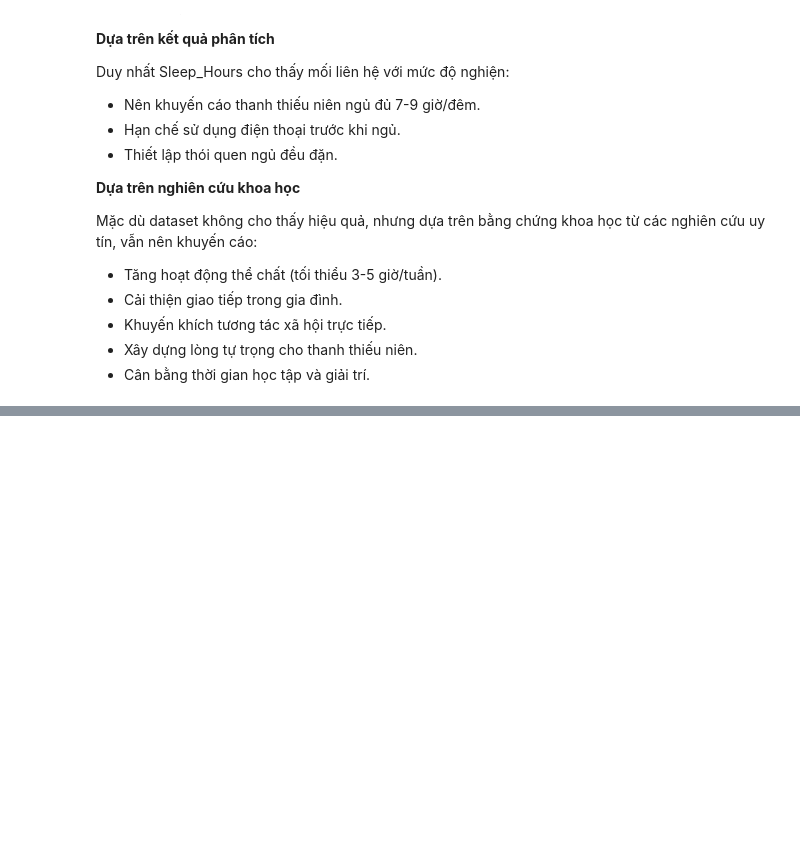
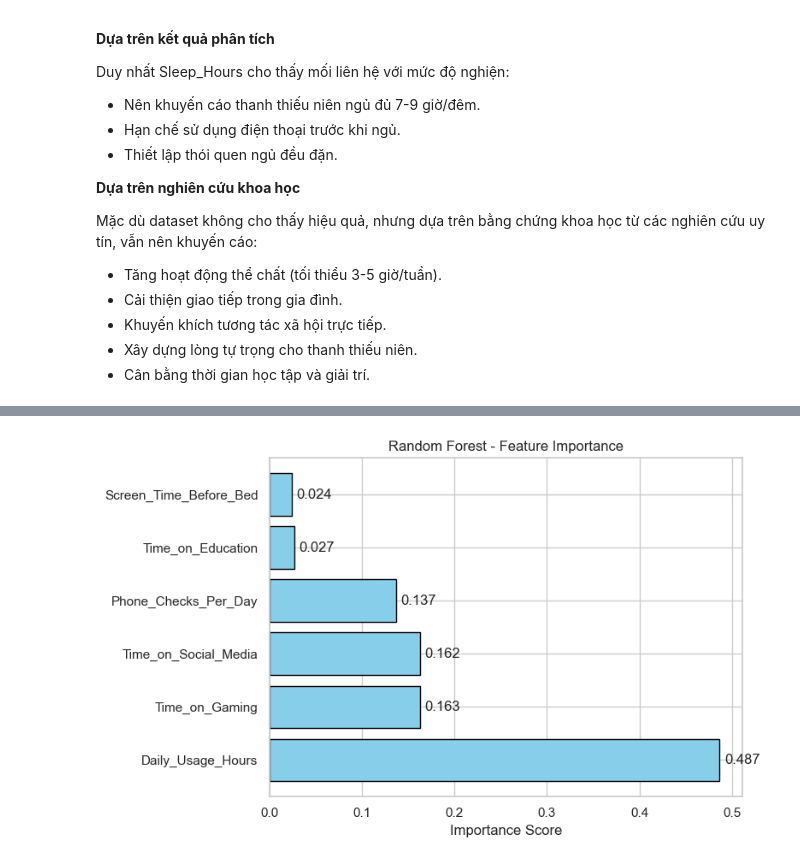
Before and after one commit to insenseemarch/final-project-CSC17104, a Jupyter notebook: notebook/Group_23.ipynb, the cells around one changed output, grey strips where cells are left out. Cells and saved outputs as stored; diff of their text form; code cells hidden in the pictures; blank space fills up the shorter version.

```diff
--- a/notebook/Group_23.ipynb
+++ b/notebook/Group_23.ipynb
@@ -1730,0 +2010,25 @@ Mặc dù dataset không cho thấy hiệu quả, nhưng dựa trên bằng ch
+# %%
+# Phân tích độ quan trọng của từng feature
+
+# Mức ảnh hưởng của từng feature
+importance = rf.feature_importances_
+
+# Tạo bảng DataFrame
+fi_df = pd.DataFrame({
+    "Feature": features,
+    "Importance": importance,
+    "Importance_Pct": importance * 100
+}).sort_values("Importance", ascending=False)
+
+# Reset index
+fi_df = fi_df.reset_index(drop=True)
+fi_df.index = fi_df.index + 1
+
+print("\nFeature Importance Rankings:")
+print(fi_df.to_string())
+
+# In top 3
+print(f"\nTop 3 Most Important Features:")
+top_3 = fi_df.head(3)
+for idx, row in top_3.iterrows():
+    print(f"   #{idx}. {row['Feature']}: {row['Importance_Pct']:.2f}%")
@@ -1730,0 +2049,11 @@ Mặc dù dataset không cho thấy hiệu quả, nhưng dựa trên bằng ch
+# %%
+# Biểu đồ
+plt.barh(fi_df['Feature'], fi_df['Importance'], color='skyblue', edgecolor='black')
+for i, val in enumerate(fi_df['Importance']):
+    plt.text(val + 0.005, i, f"{val:.3f}", va='center')
+plt.xlabel("Importance Score")
+plt.title("Random Forest - Feature Importance")
+plt.tight_layout()
+plt.show()
+# %% [output]
+[figure, added]
```
Also changed, not shown: parts of 39 cells of this notebook, 2 other files.
